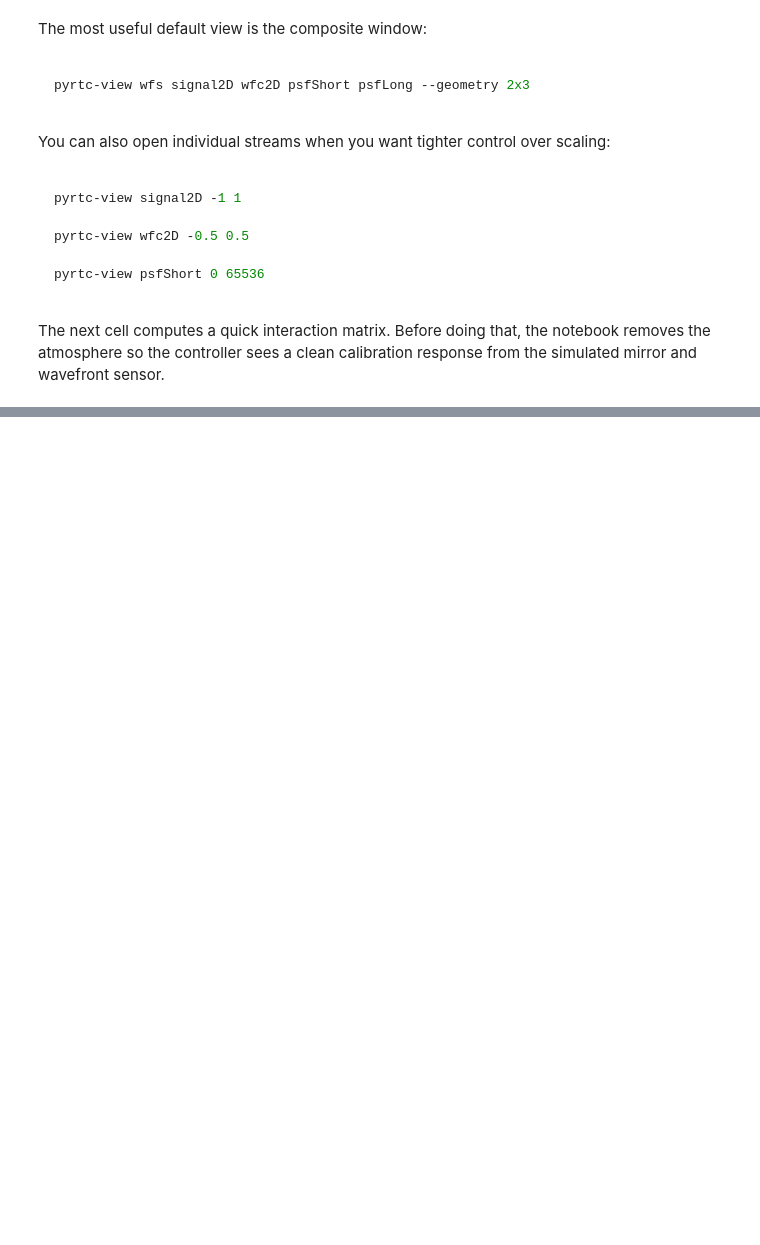
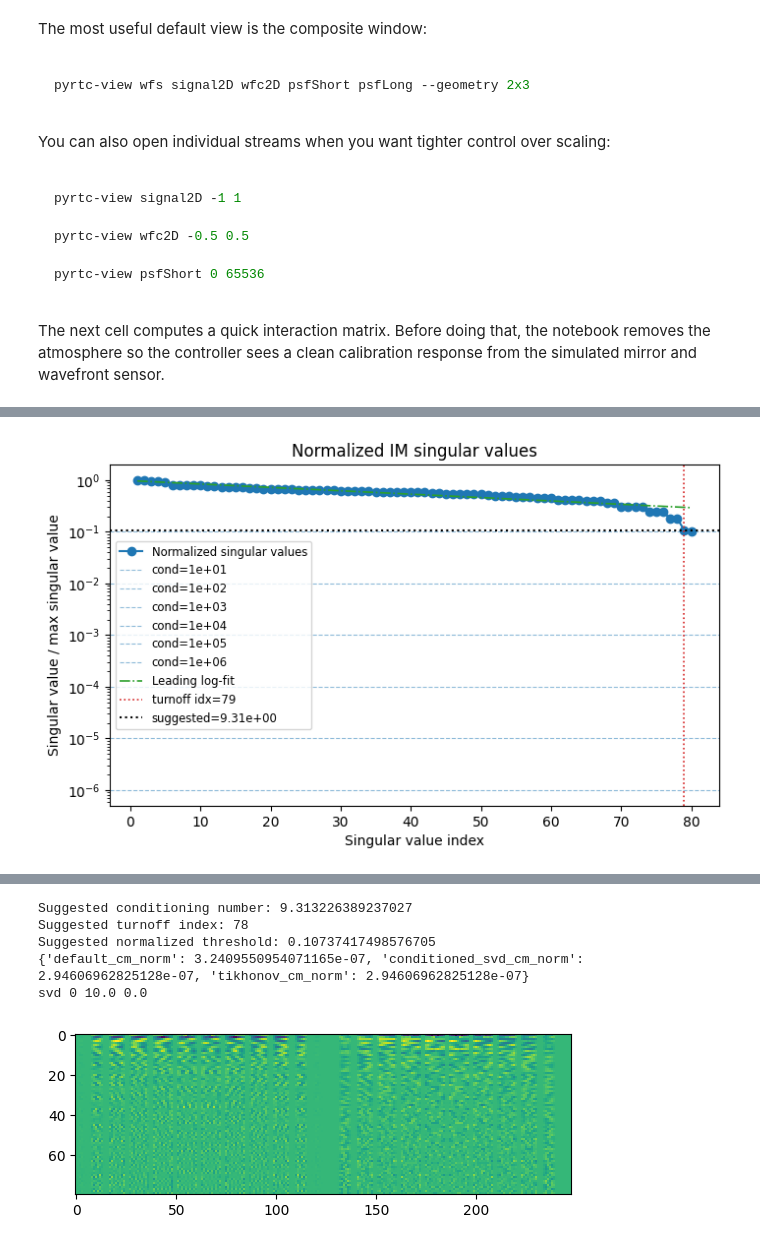
Before and after one commit to jacotay7/pyRTC, a Jupyter notebook: examples/scao/pywfs_example_OOPAO.ipynb, the cells around one changed output, grey strips where cells are left out. Drawn from its saved outputs; the diff is of its cells as text; code cells hidden in the pictures; blank space fills up the shorter version.

```diff
--- a/examples/scao/pywfs_example_OOPAO.ipynb
+++ b/examples/scao/pywfs_example_OOPAO.ipynb
@@ -284,0 +375,50 @@ loop.plotIM()
+# %%
+import numpy as np
+
+# Inspect the normalized IM spectrum and try a couple of inversion strategies.
+default_method = loop.CMMethod
+default_dropped_modes = loop.numDroppedModes
+default_conditioning = loop.conditioning
+default_tikhonov_reg = loop.tikhonovReg
+
+suggested_conditioning = loop.plotSingularValues()
+plt.show()
+
+fit = loop.lastSingularValueFit or {}
+print('Suggested conditioning number:', suggested_conditioning)
+if fit:
+    print('Suggested turnoff index:', fit['suggested_index'])
+    print('Suggested normalized threshold:', fit['normalized_threshold'])
+
+conditioning_to_try = suggested_conditioning or 1e3
+
+loop.computeCM()
+default_cm = loop.CM.copy()
+
+loop.computeCM(method='svd', conditioning=conditioning_to_try)
+conditioned_svd_cm = loop.CM.copy()
+
+loop.computeCM(method='tikhonov', conditioning=conditioning_to_try, tikhonovReg=1e-3)
+tikhonov_cm = loop.CM.copy()
+
+print({
+    'default_cm_norm': float(np.linalg.norm(default_cm)),
+    'conditioned_svd_cm_norm': float(np.linalg.norm(conditioned_svd_cm)),
+    'tikhonov_cm_norm': float(np.linalg.norm(tikhonov_cm)),
+})
+
+# Restore the notebook default before closing the loop. Change these arguments if
+# you want to keep one of the alternative inversions for the next cell.
+loop.computeCM(
+    method=default_method,
+    numDroppedModes=default_dropped_modes,
+    conditioning=default_conditioning,
+    tikhonovReg=default_tikhonov_reg,
+ )
+
+print(default_method, default_dropped_modes, default_conditioning, default_tikhonov_reg)
+
+plt.imshow(loop.CM)
+plt.show()
+# %% [output]
+[figure, added]
@@ -284,0 +429,6 @@ loop.plotIM()
+Suggested conditioning number: 9.313226389237027
+Suggested turnoff index: 78
+Suggested normalized threshold: 0.10737417498576705
+{'default_cm_norm': 3.2409550954071165e-07, 'conditioned_svd_cm_norm': 2.94606962825128e-07, 'tikhonov_cm_norm': 2.94606962825128e-07}
+svd 0 10.0 0.0
+[figure, added]
```
Also changed, not shown: parts of 13 cells of this notebook, 41 other files.
